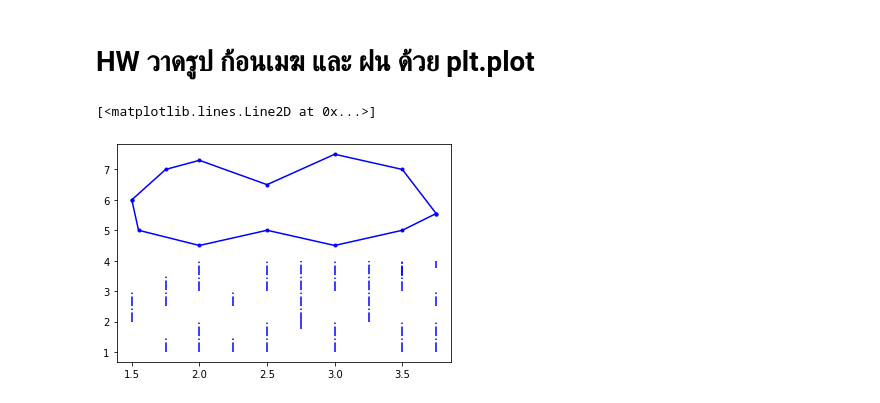
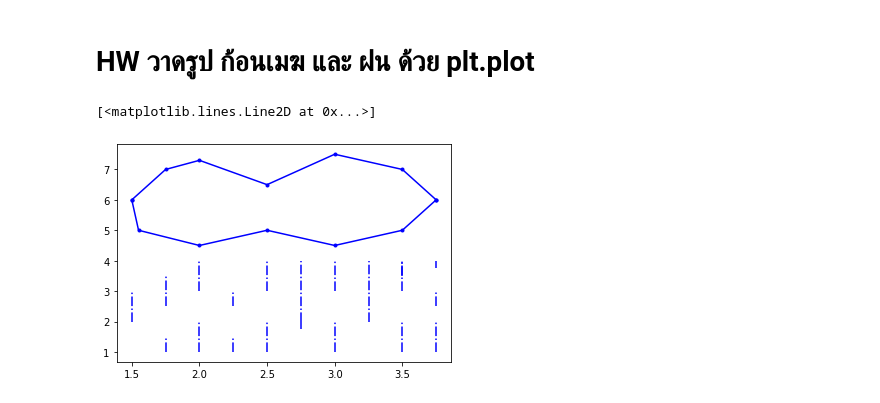
Before and after one commit to Jiraporn-klobrat/data_viz_2022, a Jupyter notebook: DataViz04_Data_Comparison.ipynb, the cells around one changed output. Drawn from its saved outputs; the diff is of its cells as text; code cells hidden in the pictures.

```diff
--- a/DataViz04_Data_Comparison.ipynb
+++ b/DataViz04_Data_Comparison.ipynb
@@ -161,29 +161,29 @@ plt.ylabel('size (cm)');
 # %%
 from matplotlib import pyplot as plt
 # สร้างรูปฝน
 plt.plot([2,2],[1,2],'b-.')
 plt.plot([2,2],[3,4],'b-.')
 plt.plot([3,3],[3,4],'b-.')
 plt.plot([3,3],[1,2],'b-.')
 plt.plot([3.5,3.5],[3,4],'b-.')
 plt.plot([3.5,3.5],[3.5,4],'b-.')
 plt.plot([3.5,3.5],[1,2],'b-.')
 plt.plot([2.5,2.5],[1,2],'b-.')
 plt.plot([2.5,2.5],[3,4],'b-.')
 plt.plot([1.75,1.75],[2.5,3.5],'b-.')
 plt.plot([3.75,3.75],[2.5,3],'b-.')
 plt.plot([3.75,3.75],[1,2],'b-.')
 plt.plot([3.75,3.75],[3.75,4],'b-.')
 plt.plot([2.25,2.25],[2.5,3],'b-.')
 plt.plot([2.25,2.25],[1,1.5],'b-.')
 plt.plot([2.75,2.75],[2,4],'b-.')
 plt.plot([2.75,2.75],[1.75,2],'b-.')
 plt.plot([1.75,1.75],[1,1.5],'b-.')
 plt.plot([1.5,1.5],[2,3],'b-.')
 plt.plot([3.25,3.25],[2,4],'b-.')
 # สร้างรูปก้อนเมฆ
-plt.plot([1.5,1.55,2,2.5,3,3.5,3.75],[6,5,4.5,5,4.5,5,5.55],'b.-')
-plt.plot([1.5,1.75,2,2.5,3,3.5,3.75],[6,7,7.3,6.5,7.5,7,5.55],'b.-')
+plt.plot([1.5,1.55,2,2.5,3,3.5,3.75],[6,5,4.5,5,4.5,5,6],'b.-')
+plt.plot([1.5,1.75,2,2.5,3,3.5,3.75],[6,7,7.3,6.5,7.5,7,6],'b.-')
 # %% [output]
 [<matplotlib.lines.Line2D at 0x...>]
-[figure, old version]
+[figure, new version]
```
